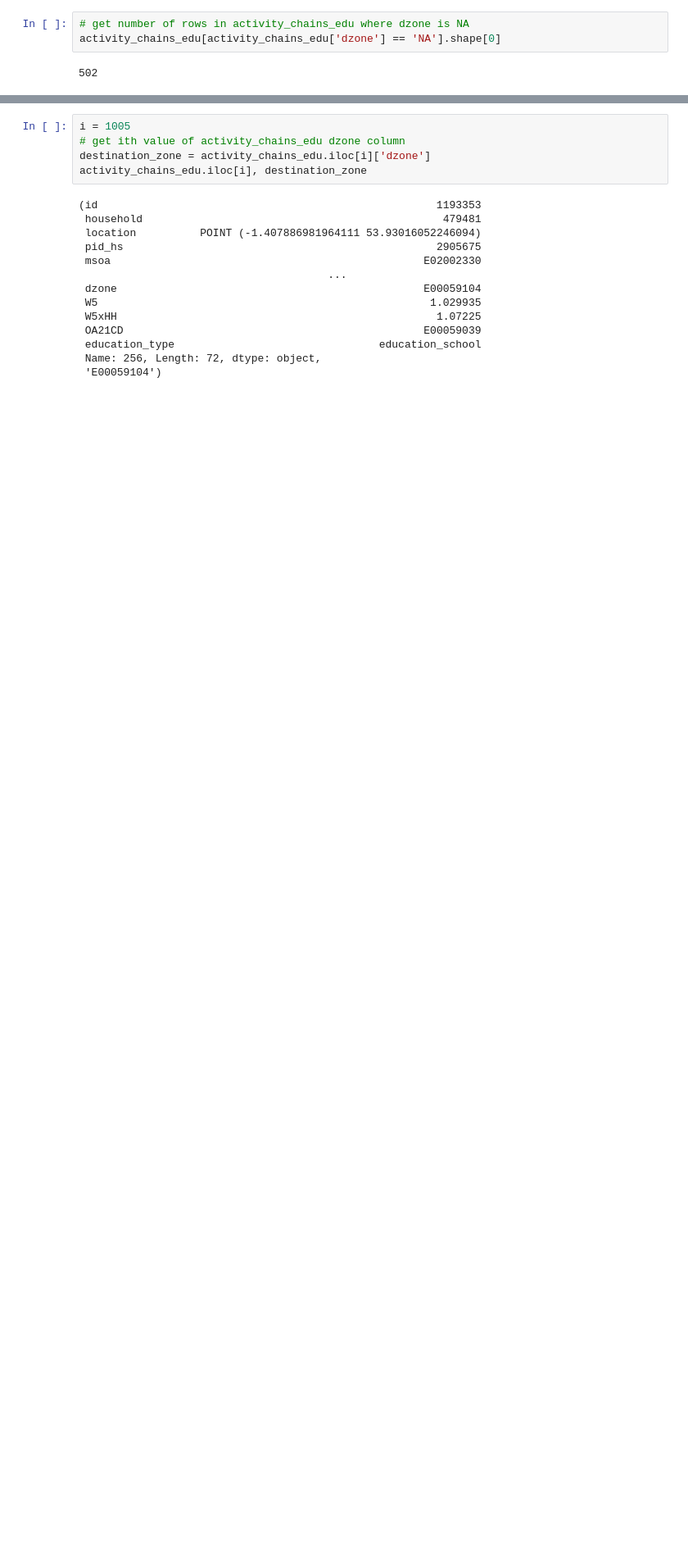
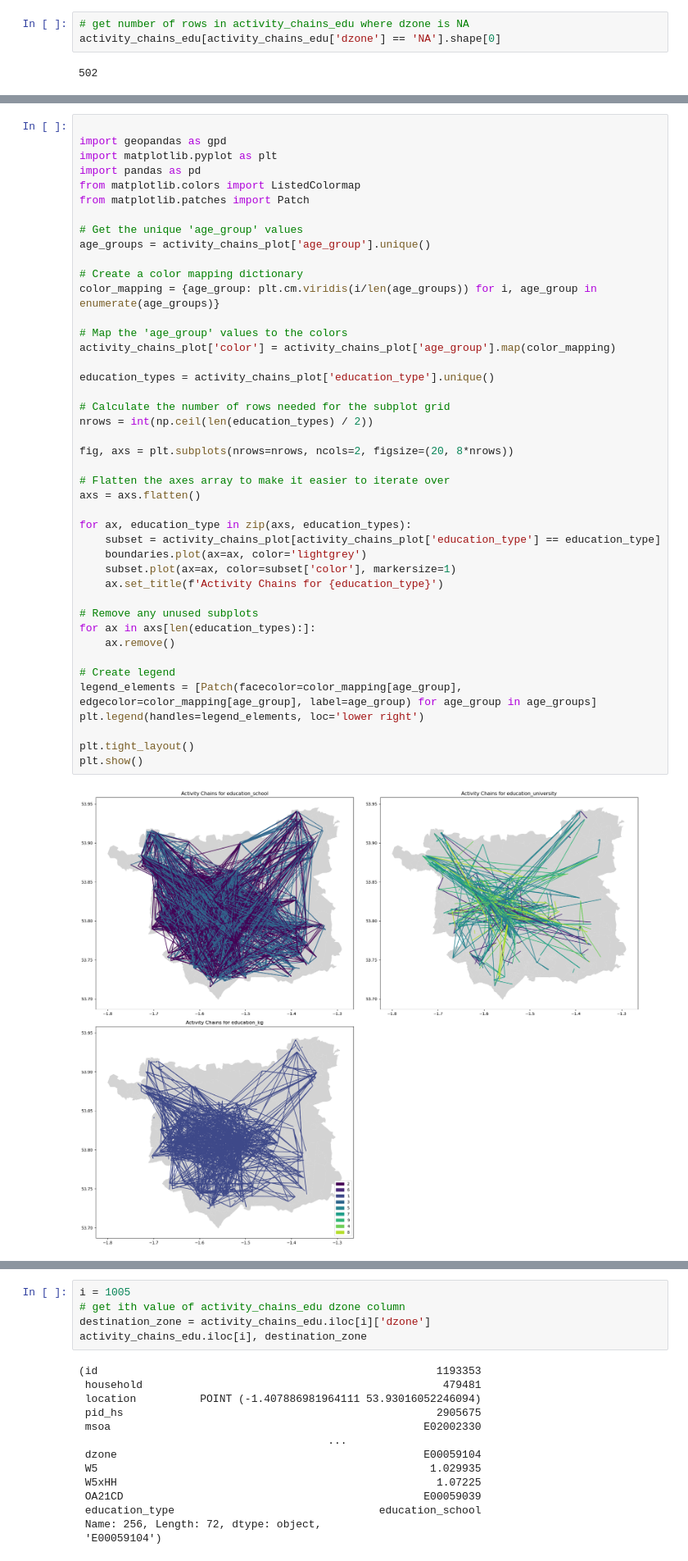
Before and after one commit to Urban-Analytics-Technology-Platform/acbm, a Jupyter notebook: notebooks/3_locations_primary.ipynb, the cells around one changed output, grey strips where cells are left out. Shown at 82% size. Saved outputs shown, nothing was run; the diff lists cells and outputs as text; blank space fills up the shorter version.

```diff
--- a/notebooks/3_locations_primary.ipynb
+++ b/notebooks/3_locations_primary.ipynb
@@ -715,0 +733,45 @@ activity_geom.coords[:]
+# %%
+
+import geopandas as gpd
+import matplotlib.pyplot as plt
+import pandas as pd
+from matplotlib.colors import ListedColormap
+from matplotlib.patches import Patch
+
+# Get the unique 'age_group' values
+age_groups = activity_chains_plot['age_group'].unique()
+
+# Create a color mapping dictionary
+color_mapping = {age_group: plt.cm.viridis(i/len(age_groups)) for i, age_group in enumerate(age_groups)}
+
+# Map the 'age_group' values to the colors
+activity_chains_plot['color'] = activity_chains_plot['age_group'].map(color_mapping)
+
+education_types = activity_chains_plot['education_type'].unique()
+
+# Calculate the number of rows needed for the subplot grid
+nrows = int(np.ceil(len(education_types) / 2))
+
+fig, axs = plt.subplots(nrows=nrows, ncols=2, figsize=(20, 8*nrows))
+
+# Flatten the axes array to make it easier to iterate over
+axs = axs.flatten()
+
+for ax, education_type in zip(axs, education_types):
+    subset = activity_chains_plot[activity_chains_plot['education_type'] == education_type]
+    boundaries.plot(ax=ax, color='lightgrey')
+    subset.plot(ax=ax, color=subset['color'], markersize=1)
+    ax.set_title(f'Activity Chains for {education_type}')
+
+# Remove any unused subplots
+for ax in axs[len(education_types):]:
+    ax.remove()
+
+# Create legend
+legend_elements = [Patch(facecolor=color_mapping[age_group], edgecolor=color_mapping[age_group], label=age_group) for age_group in age_groups]
+plt.legend(handles=legend_elements, loc='lower right')
+
+plt.tight_layout()
+plt.show()
+# %% [output]
+[figure, added]
```
Also changed, not shown: parts of 17 cells of this notebook.
